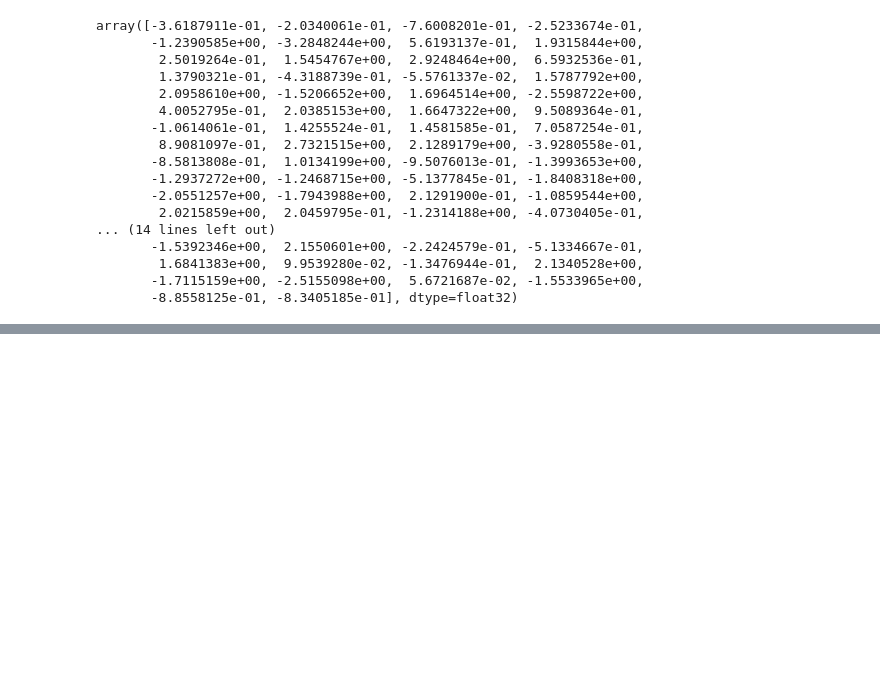
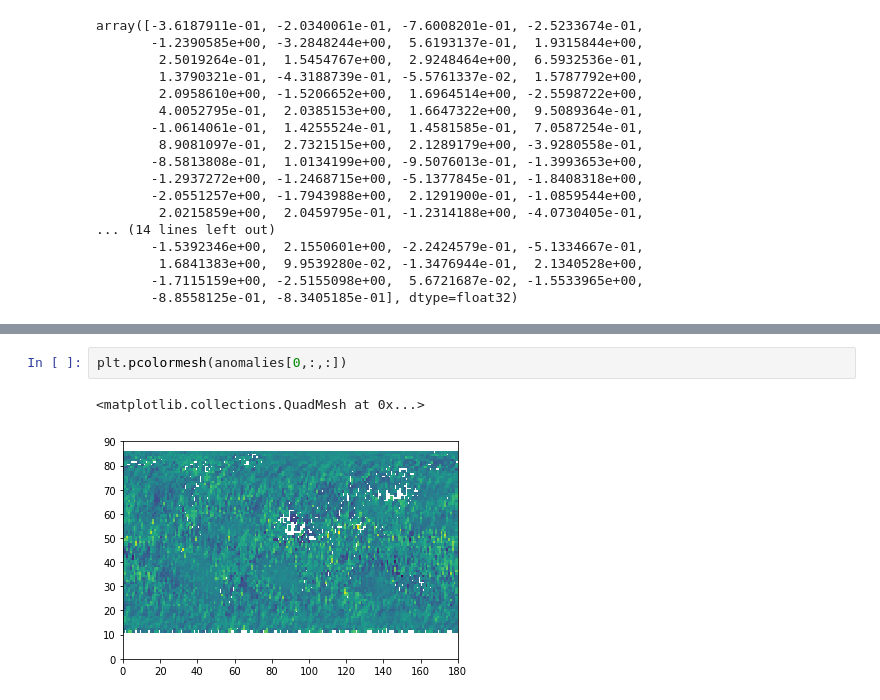
Before and after one commit to paulpreethi/Linear-regression, a Jupyter notebook: regression.ipynb, the cells around one changed output, grey strips where cells are left out. Cells and saved outputs as stored; diff of their text form; blank space fills up the shorter version.

```diff
--- a/regression.ipynb
+++ b/regression.ipynb
@@ -86,0 +77,5 @@ plt.pcolormesh(r[0,:,:])
+# %%
+plt.pcolormesh(anomalies[0,:,:])
+# %% [output]
+<matplotlib.collections.QuadMesh at 0x...>
+[figure, added]
```
Also changed, not shown: parts of 6 cells of this notebook.
